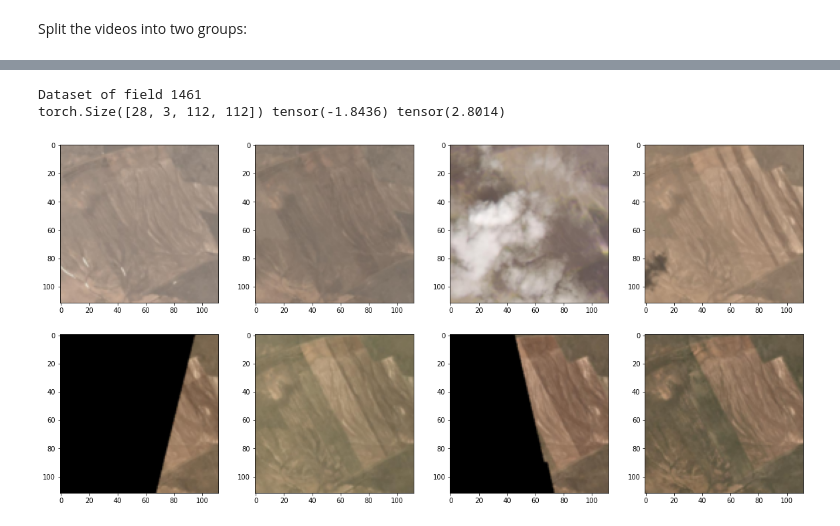
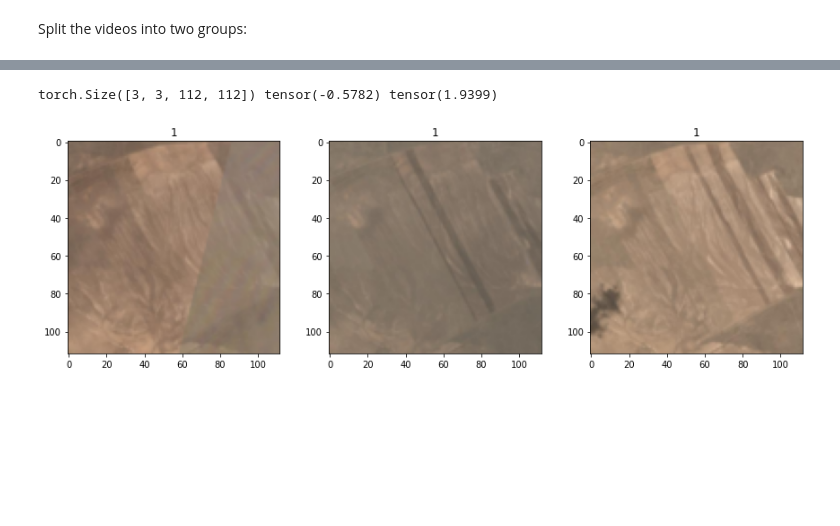
Before and after one commit to kassenov/sat-rnn, a Jupyter notebook: notebooks/Sat-CNN.ipynb, the cells around one changed output, grey strips where cells are left out. Drawn from its saved outputs; the diff is of its cells as text; code cells hidden in the pictures; blank space fills up the shorter version.

Commit message:
Splitting field images to sequences

```diff
--- a/notebooks/Sat-CNN.ipynb
+++ b/notebooks/Sat-CNN.ipynb
@@ -133,21 +163,21 @@ print(len(train_ds))
 # %%
-imgs, labels = train_ds[13]
+imgs, label = train_ds[7]
 if len(imgs)>0:
     print(imgs.shape, torch.min(imgs), torch.max(imgs))
 # %% [output]
-Dataset of field 1461
-torch.Size([28, 3, 112, 112]) tensor(-1.8436) tensor(2.8014)
+torch.Size([3, 3, 112, 112]) tensor(-0.5782) tensor(1.9399)
 # %%
 # Sample frames
 import matplotlib.pylab as plt
 %matplotlib inline
 
 plt.figure(figsize=(20,20))
-for ii,img in enumerate(imgs[::3]):
+for ii,img in enumerate(imgs[:8]):
     plt.subplot(4,4,ii+1)
     plt.imshow(denormalize(img, mean, std))
+    plt.title(label)
 # %% [output]
-[figure, old version]
+[figure, new version]
 # %%
 # Test data trasnform
 test_transformer = transforms.Compose([
```
Also changed, not shown: parts of 6 cells of this notebook.
